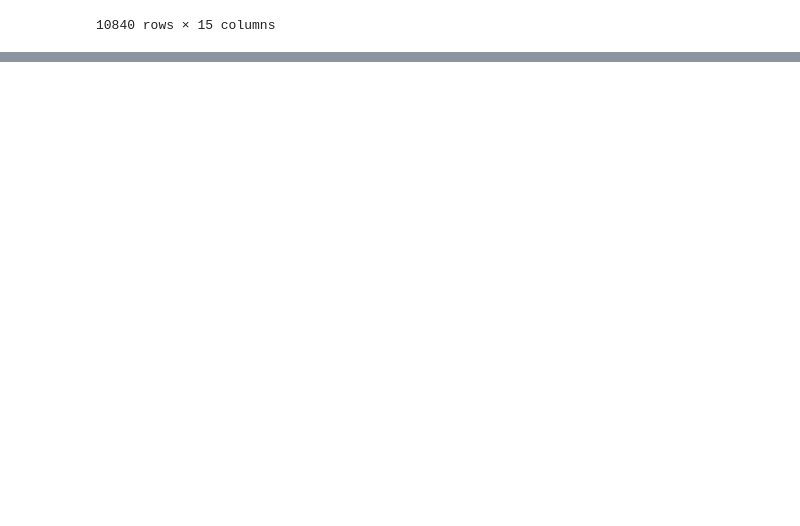
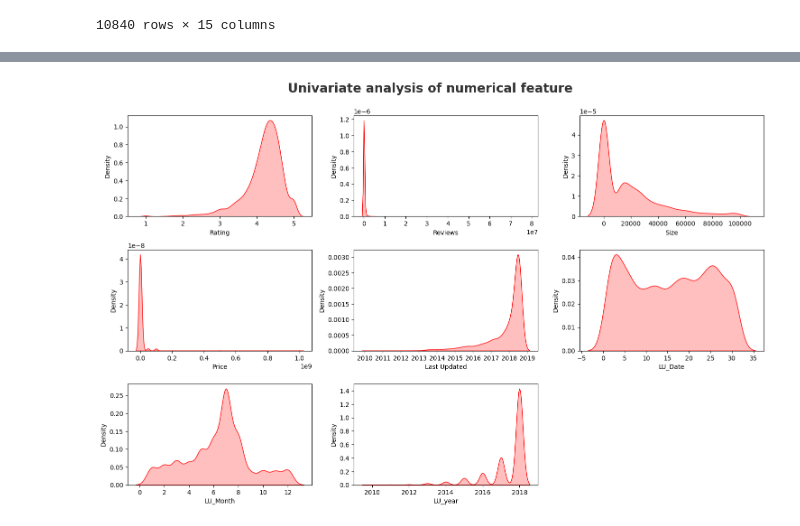
Before and after one commit to prashantjinwal/Data_Analysis, a Jupyter notebook: EDA/PlayStoreData.ipynb, the cells around one changed output, grey strips where cells are left out. Drawn from its saved outputs; the diff is of its cells as text; code cells hidden in the pictures; blank space fills up the shorter version.

```diff
--- a/EDA/PlayStoreData.ipynb
+++ b/EDA/PlayStoreData.ipynb
@@ -237,0 +245,2 @@ df_copy.head(5)
+# %%
+df_copy = df_copy.drop_duplicates(subset=['App'],keep='first')
@@ -237,0 +251,6 @@ df_copy.head(5)
+# %%
+numeric_feature = [feature  for feature in df_copy.columns if df_copy[feature].dtype != 'O' ]
+categorical_feature = [feature  for feature in df_copy.columns if df_copy[feature].dtype == 'O' ]
+
+print('We have {} numerical feature : {} '.format(len(numeric_feature), numeric_feature))
+print('\nWe have {} categorical feature : {} '.format(len(categorical_feature), categorical_feature))
@@ -237,0 +284,12 @@ df_copy.head(5)
+# %%
+
+plt.figure(figsize=(15, 15))
+plt.suptitle('Univariate analysis of numerical feature ', fontsize=20, fontweight='bold', alpha=0.8, y=1)
+
+for i in range(0, len(numeric_feature)):
+    plt.subplot(5,3, i+1)
+    sns.kdeplot(x=df_copy[numeric_feature[i]], shade=True, color='r')
+    plt.xlabel(numeric_feature[i])
+    plt.tight_layout()
+# %% [output]
+[figure, added]
```
Also changed, not shown: parts of 13 cells of this notebook.
